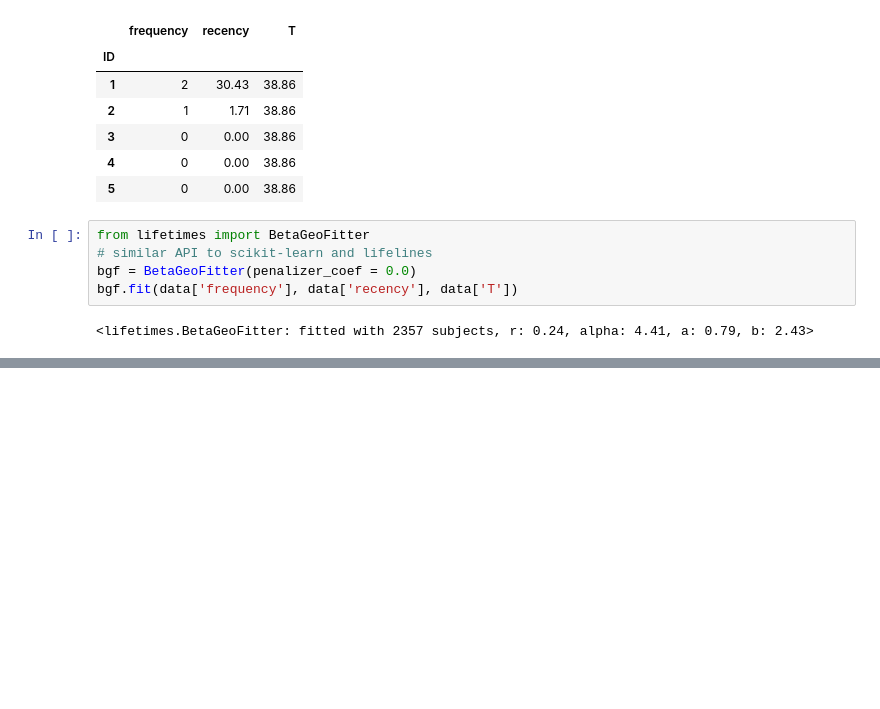
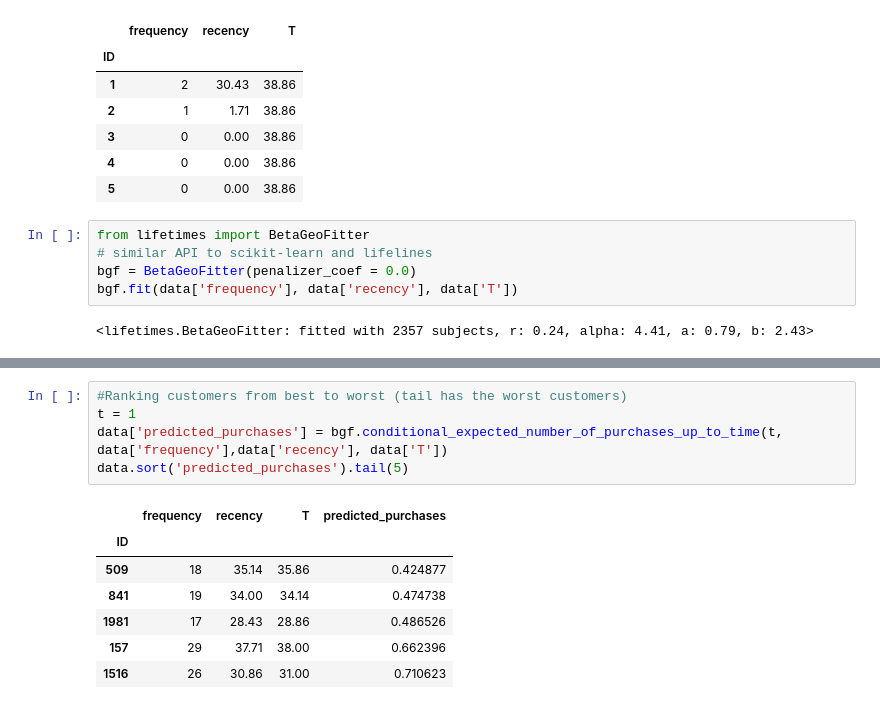
Before and after one commit to angadgadre/Personalized_lifetime_relationships, a Jupyter notebook: Lifetimes.ipynb, the cells around one changed output, grey strips where cells are left out. Saved outputs shown, nothing was run; the diff lists cells and outputs as text; blank space fills up the shorter version.

```diff
--- a/Lifetimes.ipynb
+++ b/Lifetimes.ipynb
@@ -85,0 +89,13 @@ plot_probability_alive_matrix(bgf)
+# %%
+#Ranking customers from best to worst (tail has the worst customers)
+t = 1
+data['predicted_purchases'] = bgf.conditional_expected_number_of_purchases_up_to_time(t, data['frequency'],data['recency'], data['T'])
+data.sort('predicted_purchases').tail(5)
+# %% [output]
+|  | frequency | recency | T | predicted_purchases |
+| ID |  |  |  |  |
+| 509 | 18 | 35.14 | 35.86 | 0.424877 |
+| 841 | 19 | 34.00 | 34.14 | 0.474738 |
+| 1981 | 17 | 28.43 | 28.86 | 0.486526 |
+| 157 | 29 | 37.71 | 38.00 | 0.662396 |
+| 1516 | 26 | 30.86 | 31.00 | 0.710623 |
```
Also changed, not shown: parts of 22 cells of this notebook.
